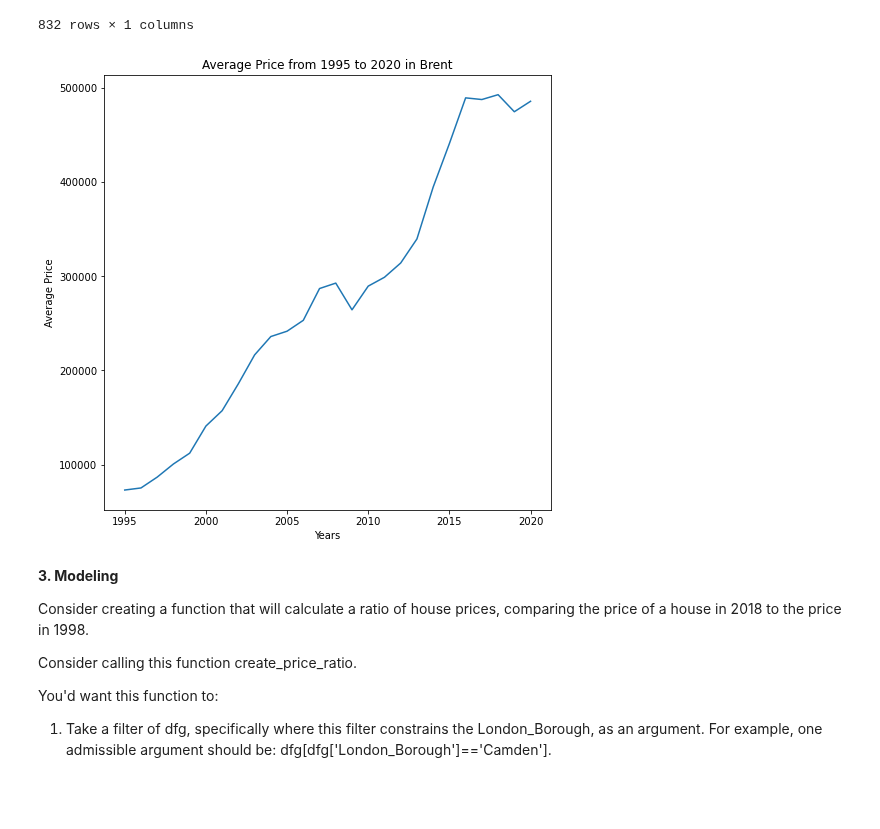
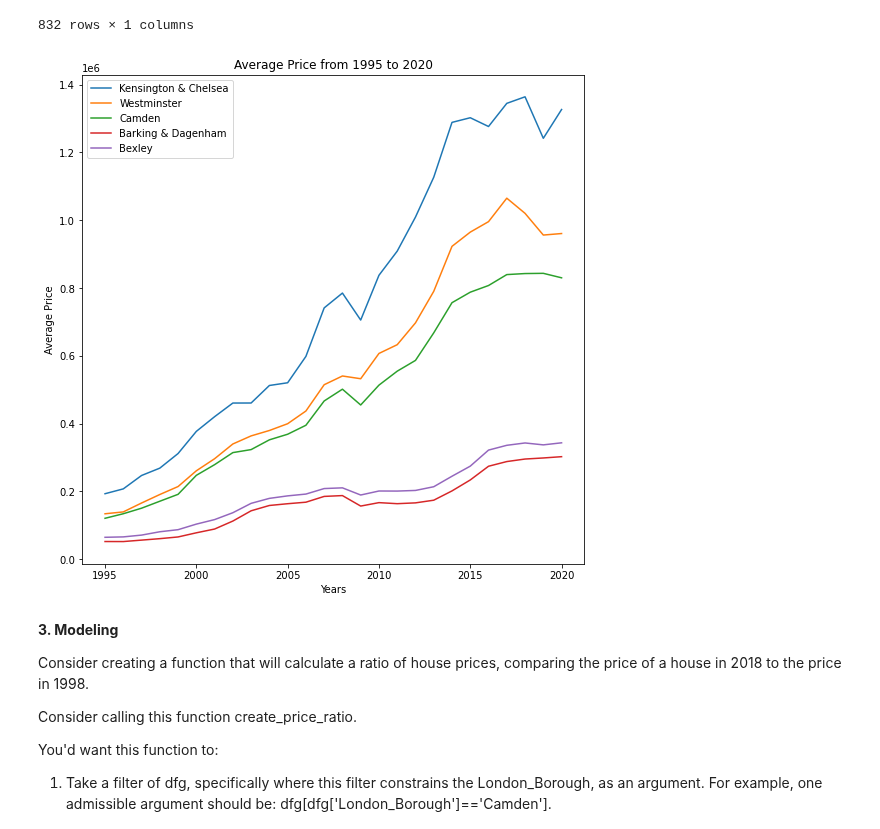
Before and after one commit to pablo-git8/Springboard-DS-Career-Track, a Jupyter notebook: Unit-4-Challenge-Tier-3_solvedSP.ipynb, the cells around one changed output. Cells and saved outputs as stored; diff of their text form; code cells hidden in the pictures; blank space fills up the shorter version.

Commit message:
Final version with improved plots for final revision and grading

```diff
--- a/Unit-4-Challenge-Tier-3_solvedSP.ipynb
+++ b/Unit-4-Challenge-Tier-3_solvedSP.ipynb
@@ -375,15 +373,26 @@ sub_prop = dfm[dfm['Borough']=='Brent'] #Subsetting Brent Borough
+# %%
+sub_prop = dfm[dfm['Borough']=='Kensington & Chelsea'] #Subsetting Brent Borough
+sub_prop1 = dfm[dfm['Borough']=='Westminster']
+sub_prop2 = dfm[dfm['Borough']=='Camden']
+sub_prop3 = dfm[dfm['Borough']=='Barking & Dagenham']
+sub_prop4 = dfm[dfm['Borough']=='Bexley']
 # %%
 #Making a basic line plot of the subseted DF
-plt.figure(figsize=(8,8))
-plt.plot('Year','Average Price',data = sub_prop)
-plt.title('Average Price from 1995 to 2020 in Brent')
+plt.figure(figsize=(9,9))
+plt.plot('Year','Average Price', label='Kensington & Chelsea', data = sub_prop)
+plt.plot('Year','Average Price', label='Westminster', data = sub_prop1)
+plt.plot('Year','Average Price', label='Camden', data = sub_prop2)
+plt.plot('Year','Average Price', label='Barking & Dagenham', data = sub_prop3)
+plt.plot('Year','Average Price', label='Bexley', data = sub_prop4)
+plt.title('Average Price from 1995 to 2020')
 plt.xlabel('Years')
 plt.ylabel('Average Price')
+plt.legend()
 plt.show()
 #Since there are 12 values for each year, we se the prices in a plot like this in vertical line
 #If we take the avergae price all over the year we can get a better plot
 # %% [output]
-[figure, old version]
+[figure, new version]
 # %% [markdown]
 **3. Modeling**
 
```
Also changed, not shown: parts of 1 cell of this notebook.
